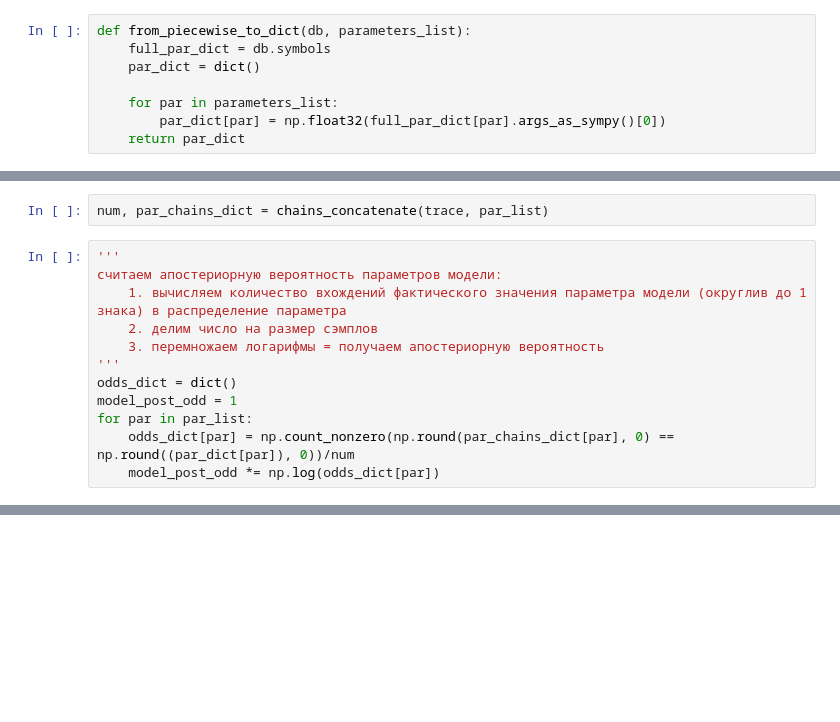
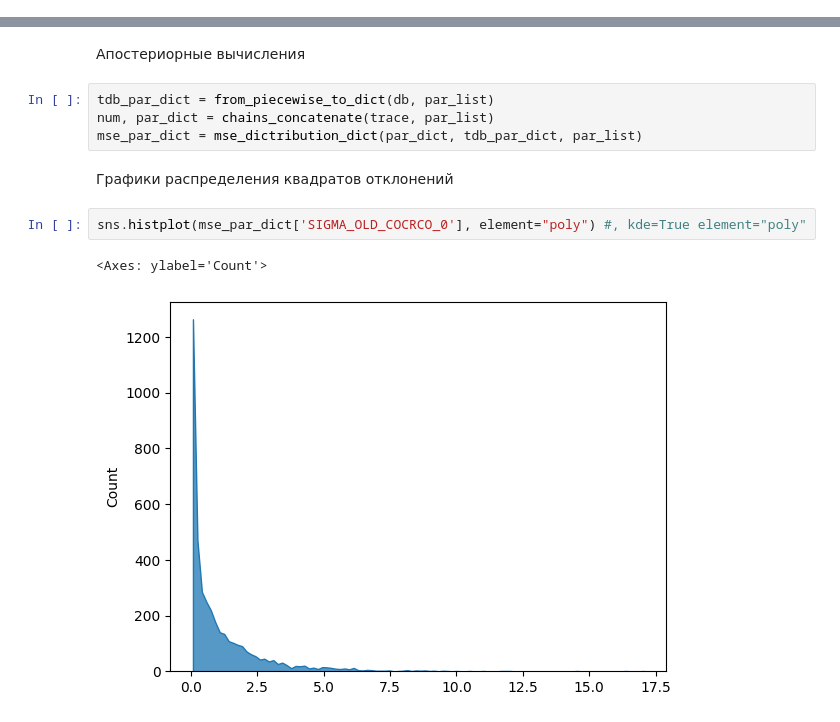
Before and after one commit to elizaveta-mgebrishvili/BF-MCMC, a Jupyter notebook: CoCr10_chains_analysis.ipynb, the cells around one changed output, grey strips where cells are left out. Cells and saved outputs as stored; diff of their text form; blank space fills up the shorter version.

```diff
--- a/CoCr10_chains_analysis.ipynb
+++ b/CoCr10_chains_analysis.ipynb
@@ -120,8 +126,0 @@ db = Database(db_path)
-# %%
-def from_piecewise_to_dict(db, parameters_list):
-    full_par_dict = db.symbols
-    par_dict = dict()
-
-    for par in parameters_list:
-        par_dict[par] = np.float32(full_par_dict[par].args_as_sympy()[0])
-    return par_dict
@@ -149,14 +126,0 @@ def chains_concatenate(traces, parameters_list):
-# %%
-num, par_chains_dict = chains_concatenate(trace, par_list)
-# %%
-'''
-считаем апостериорную вероятность параметров модели:
-    1. вычисляем количество вхождений фактического значения параметра модели (округлив до 1 знака) в распределение параметра
-    2. делим число на размер сэмплов
-    3. перемножаем логарифмы = получаем апостериорную вероятность
-'''
-odds_dict = dict()
-model_post_odd = 1
-for par in par_list:
-    odds_dict[par] = np.count_nonzero(np.round(par_chains_dict[par], 0) == np.round((par_dict[par]), 0))/num
-    model_post_odd *= np.log(odds_dict[par])
@@ -280,0 +177,13 @@ plt.show()
+# %% [markdown]
+Апостериорные вычисления
+# %%
+tdb_par_dict = from_piecewise_to_dict(db, par_list)
+num, par_dict = chains_concatenate(trace, par_list)
+mse_par_dict = mse_dictribution_dict(par_dict, tdb_par_dict, par_list)
+# %% [markdown]
+Графики распределения квадратов отклонений
+# %%
+sns.histplot(mse_par_dict['SIGMA_OLD_COCRCO_0'], element="poly") #, kde=True element="poly"
+# %% [output]
+<Axes: ylabel='Count'>
+[figure, added]
```
Also changed, not shown: parts of 45 cells of this notebook, 1 other file.
